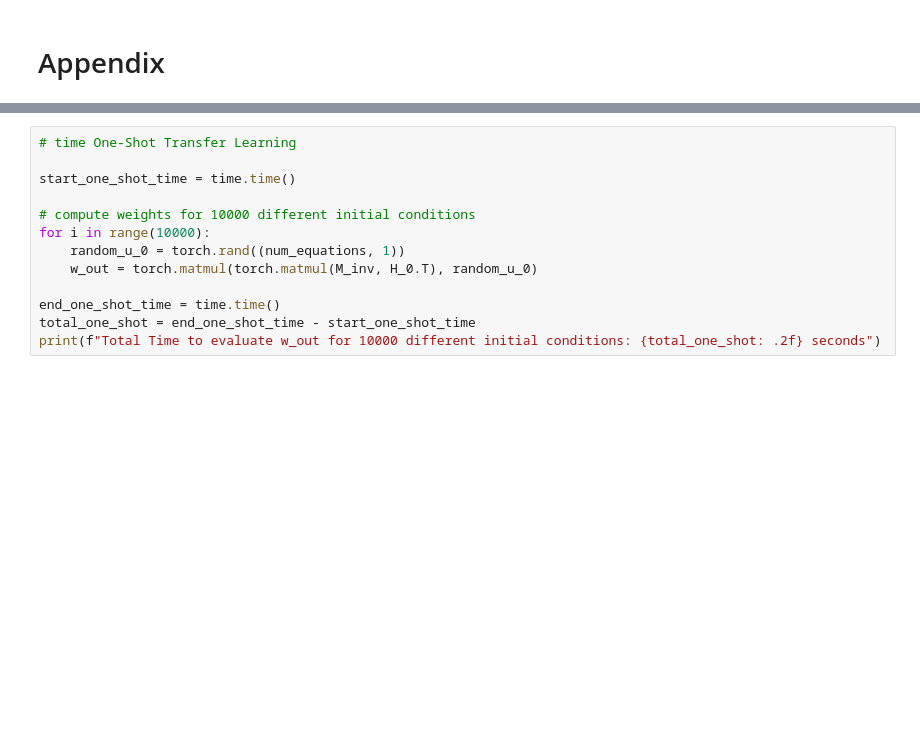
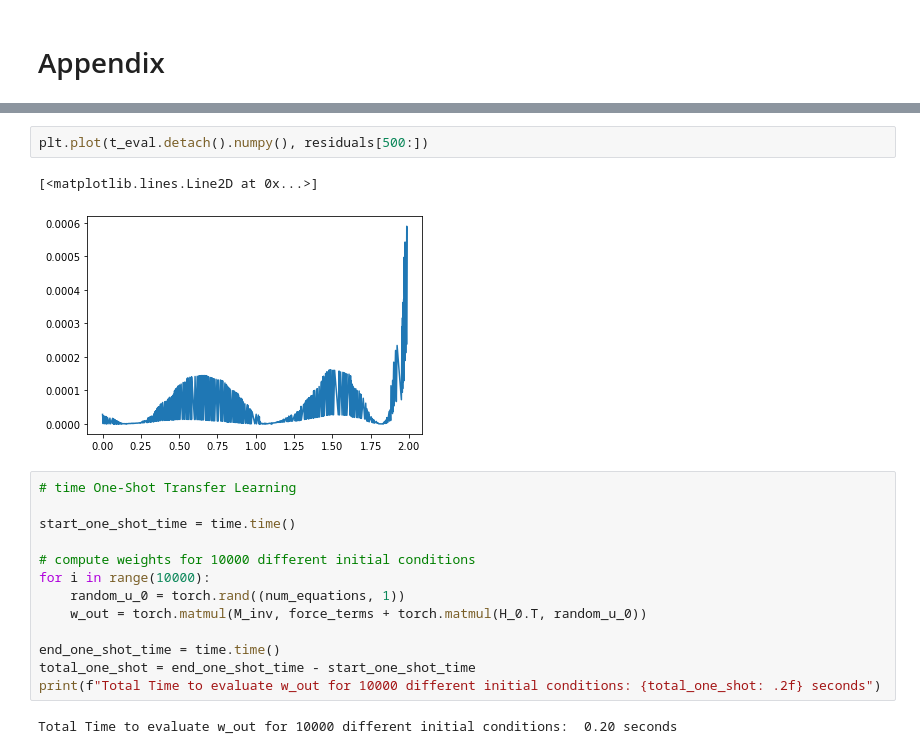
Before and after one commit to Hari-Raval/Harvard-Thesis, a Jupyter notebook: src/transfer_learning_two_linear_ode/system_linear_ode_with_transfer_learning-v5.ipynb, the cells around one changed output, grey strips where cells are left out. Saved outputs shown, nothing was run; the diff lists cells and outputs as text; blank space fills up the shorter version.

```diff
--- a/src/transfer_learning_two_linear_ode/system_linear_ode_with_transfer_learning-v5.ipynb
+++ b/src/transfer_learning_two_linear_ode/system_linear_ode_with_transfer_learning-v5.ipynb
@@ -577,3 +575,8 @@ plt.title("Plot of Residuals");
+# %%
+plt.plot(t_eval.detach().numpy(), residuals[500:])
+# %% [output]
+[<matplotlib.lines.Line2D at 0x...>]
+[figure, added]
 # %%
 # time One-Shot Transfer Learning
 
@@ -582,9 +585,11 @@ start_one_shot_time = time.time()
 # compute weights for 10000 different initial conditions
 for i in range(10000):
     random_u_0 = torch.rand((num_equations, 1))
-    w_out = torch.matmul(torch.matmul(M_inv, H_0.T), random_u_0)
+    w_out = torch.matmul(M_inv, force_terms + torch.matmul(H_0.T, random_u_0))
 
 end_one_shot_time = time.time()
 total_one_shot = end_one_shot_time - start_one_shot_time
 print(f"Total Time to evaluate w_out for 10000 different initial conditions: {total_one_shot: .2f} seconds")
+# %% [output]
+Total Time to evaluate w_out for 10000 different initial conditions:  0.20 seconds
 # %%
```
Also changed, not shown: parts of 21 cells of this notebook.
